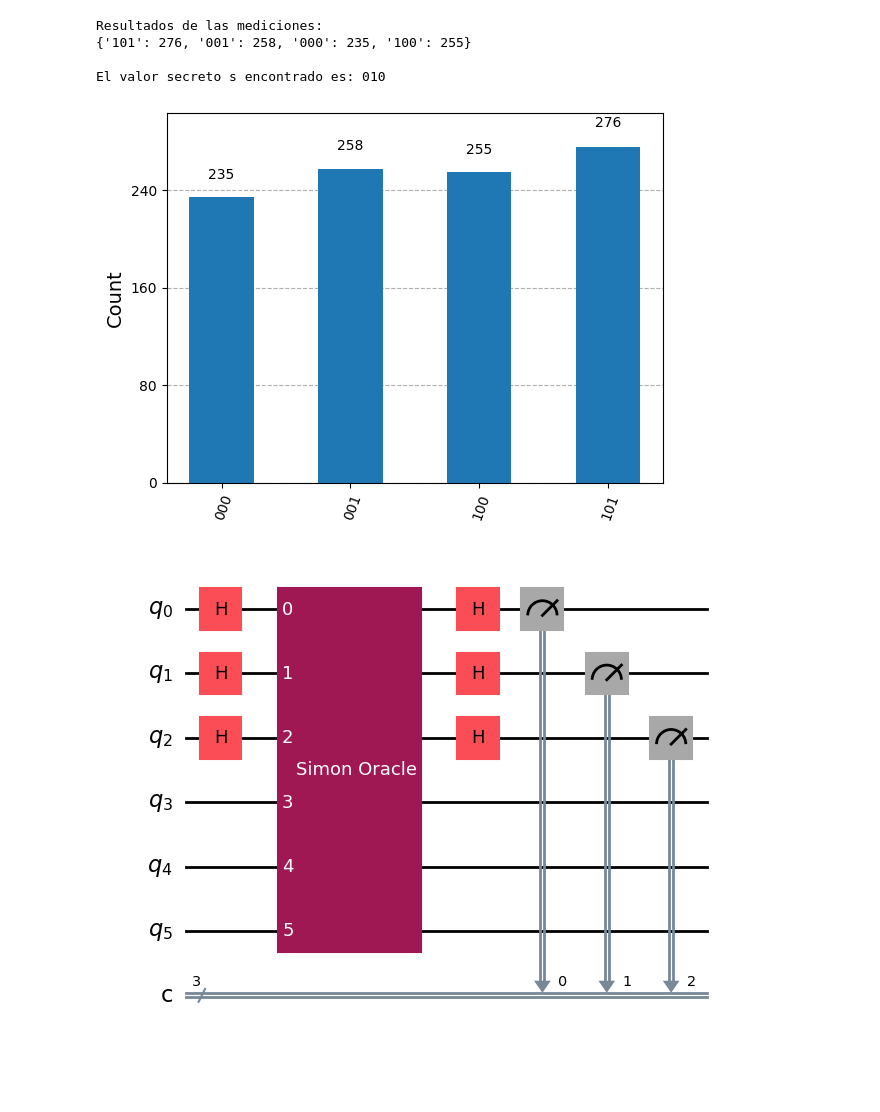
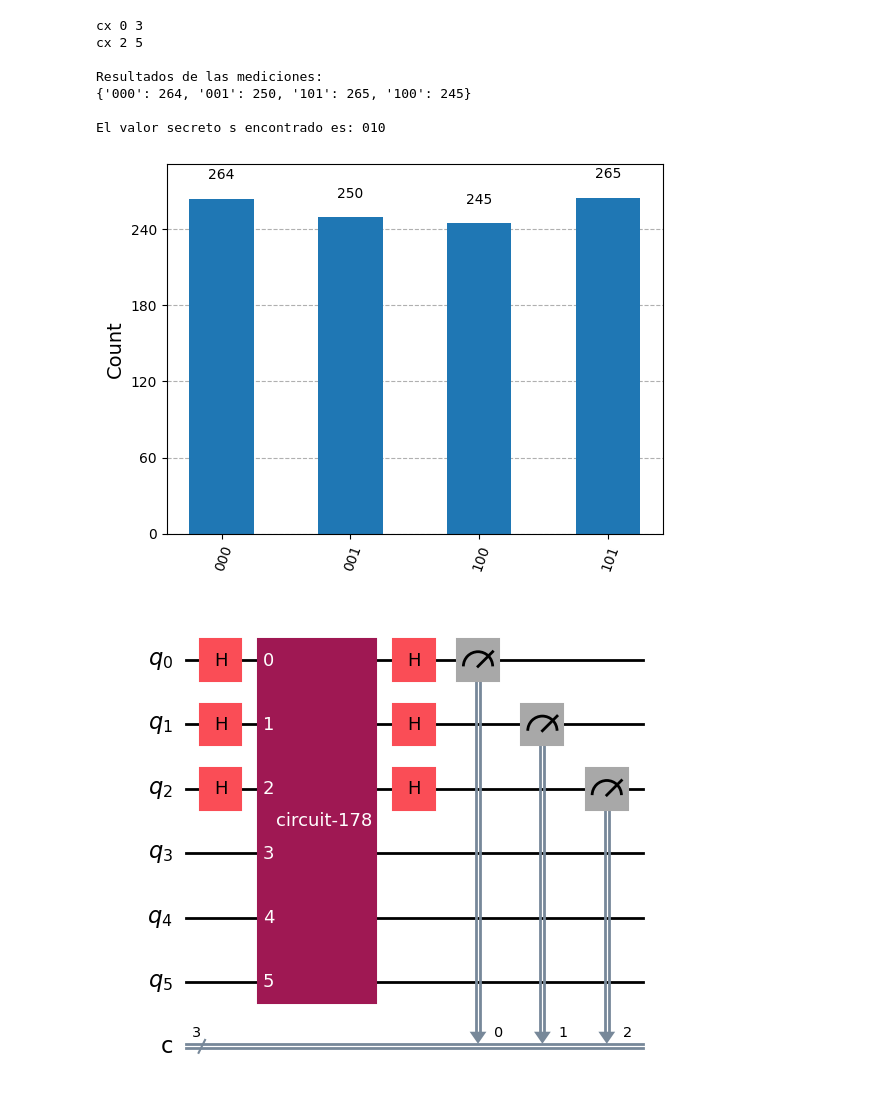
Before and after one commit to Universidad-Cenfotec/quantum-programming-languages-expressiveness, a Jupyter notebook: hosted/qiskit/jupyer/03-simon.ipynb, the cells around one changed output. Cells and saved outputs as stored; diff of their text form; code cells hidden in the pictures; blank space fills up the shorter version.

```diff
--- a/hosted/qiskit/jupyer/03-simon.ipynb
+++ b/hosted/qiskit/jupyer/03-simon.ipynb
@@ -10,7 +10,8 @@ def simon_oracle(n, s):
     for i, bit in enumerate(reversed(s)):
         if bit == '1':
             qc.cx(i, n + i)
-    return qc.to_gate(label="Simon Oracle")
+            print("cx", i, n + i)
+    return qc
 
 def simon_algorithm(n, s):
     """ Implementación del algoritmo de Simon en Qiskit """
@@ -19,36 +20,39 @@ def simon_algorithm(n, s):
     oracle = simon_oracle(n, s)
     qc.append(oracle, range(2 * n))
     qc.h(range(n))
     qc.measure(range(n), range(n))
     return qc
 
 def solve_simon(n, s, shots=1024):
     qc = simon_algorithm(n, s)
     backend = Aer.get_backend('aer_simulator')
     transpiled_qc = transpile(qc, backend)
     result = backend.run(transpiled_qc, shots=shots).result()
     counts = result.get_counts()
     equations = np.array([list(map(int, key)) for key in counts.keys()])
     s_solution = null_space(equations % 2).T[0] % 2
     s_str = ''.join(str(int(bit)) for bit in s_solution)
     return counts, s_str, qc
 
 
 n = 3
 s = "101"
 counts, found_s, qc = solve_simon(n, s)
 print("\nResultados de las mediciones:")
 print(counts)
 print(f"\nEl valor secreto s encontrado es: {found_s}")
 
 plot_histogram(counts)
 # %% [output]
+cx 0 3
+cx 2 5
+
 Resultados de las mediciones:
-{'101': 276, '001': 258, '000': 235, '100': 255}
+{'000': 264, '001': 250, '101': 265, '100': 245}
 
 El valor secreto s encontrado es: 010
-[figure, old version]
+[figure, new version]
 # %%
 qc.draw("mpl")
 # %% [output]
-[figure, old version]
+[figure, new version]
```
Also changed, not shown: 24 other files.
